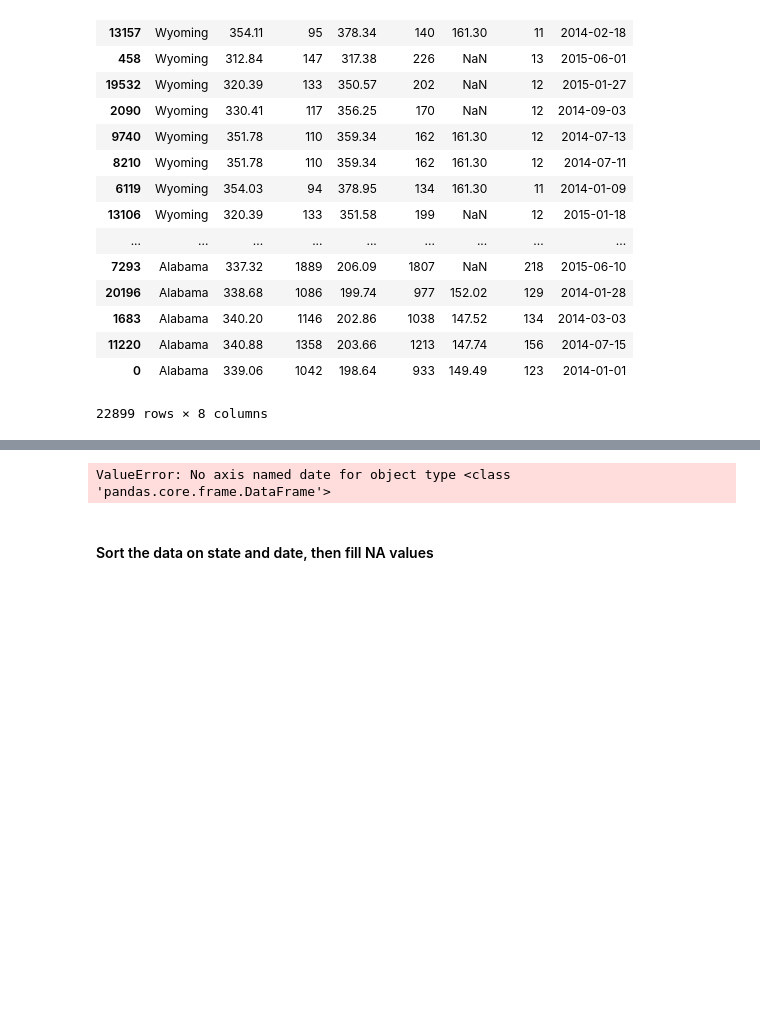
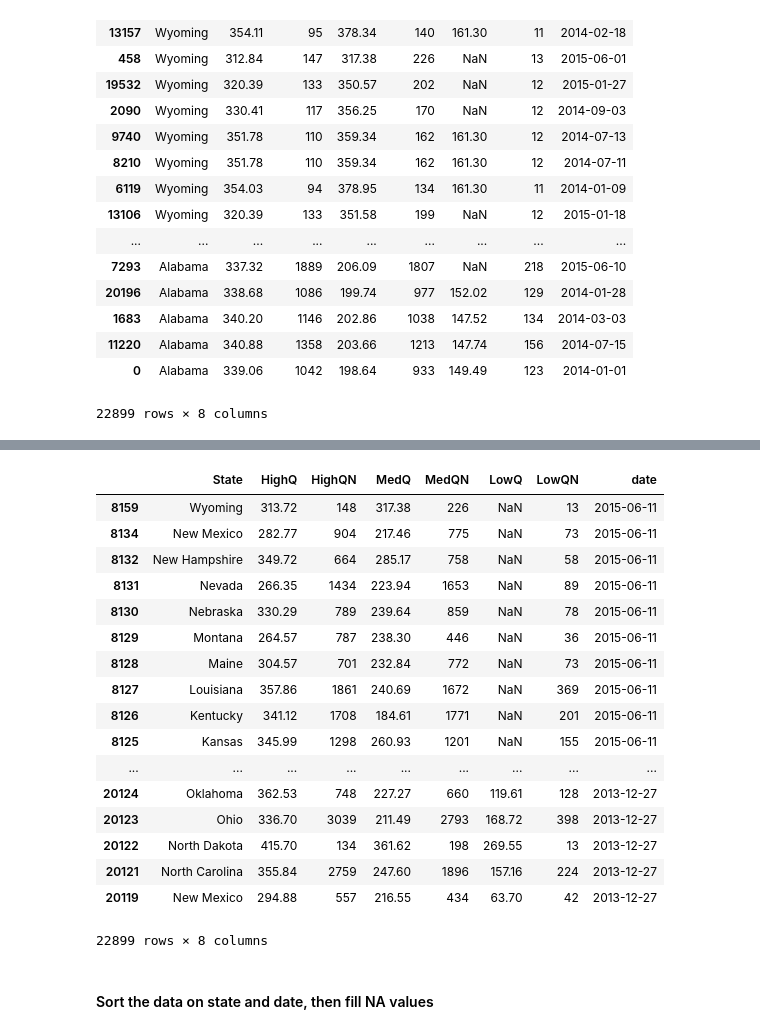
Before and after one commit to pleabargain/intro2stats, a Jupyter notebook: notebooks/4. Basic Metrics.ipynb, the cells around one changed output, grey strips where cells are left out. Saved outputs shown, nothing was run; the diff lists cells and outputs as text; code cells hidden in the pictures; blank space fills up the shorter version.

```diff
--- a/notebooks/4. Basic Metrics.ipynb
+++ b/notebooks/4. Basic Metrics.ipynb
@@ -96,10 +117,31 @@ prices_pd.sort_values('State', ascending=False)
 # %%
 #but this doesn't
 #prices_pd.sort_index('State', 'date')
 
-prices_pd.sort_values('State','date', ascending=False)
+# error says there is no axis named date! ? but in the cell above it works... so
+#it's a problem with how I am string the arguments...
+
+#prices_pd.sort_values('State','date', ascending=False)
+prices_pd.sort_values('date', ascending=False)
 # %% [output]
+|  | State | HighQ | HighQN | MedQ | MedQN | LowQ | LowQN | date |
+| 8159 | Wyoming | 313.72 | 148 | 317.38 | 226 | NaN | 13 | 2015-06-11 |
+| 8134 | New Mexico | 282.77 | 904 | 217.46 | 775 | NaN | 73 | 2015-06-11 |
+| 8132 | New Hampshire | 349.72 | 664 | 285.17 | 758 | NaN | 58 | 2015-06-11 |
+| 8131 | Nevada | 266.35 | 1434 | 223.94 | 1653 | NaN | 89 | 2015-06-11 |
+| 8130 | Nebraska | 330.29 | 789 | 239.64 | 859 | NaN | 78 | 2015-06-11 |
+| 8129 | Montana | 264.57 | 787 | 238.30 | 446 | NaN | 36 | 2015-06-11 |
+| 8128 | Maine | 304.57 | 701 | 232.84 | 772 | NaN | 73 | 2015-06-11 |
+| 8127 | Louisiana | 357.86 | 1861 | 240.69 | 1672 | NaN | 369 | 2015-06-11 |
+| 8126 | Kentucky | 341.12 | 1708 | 184.61 | 1771 | NaN | 201 | 2015-06-11 |
+| 8125 | Kansas | 345.99 | 1298 | 260.93 | 1201 | NaN | 155 | 2015-06-11 |
+| ... | ... | ... | ... | ... | ... | ... | ... | ... |
+| 20124 | Oklahoma | 362.53 | 748 | 227.27 | 660 | 119.61 | 128 | 2013-12-27 |
+| 20123 | Ohio | 336.70 | 3039 | 211.49 | 2793 | 168.72 | 398 | 2013-12-27 |
+| 20122 | North Dakota | 415.70 | 134 | 361.62 | 198 | 269.55 | 13 | 2013-12-27 |
+| 20121 | North Carolina | 355.84 | 2759 | 247.60 | 1896 | 157.16 | 224 | 2013-12-27 |
+| 20119 | New Mexico | 294.88 | 557 | 216.55 | 434 | 63.70 | 42 | 2013-12-27 |
-ValueError: No axis named date for object type <class 'pandas.core.frame.DataFrame'>
+22899 rows × 8 columns
 # %% [markdown]
 #### Sort the data on state and date, then fill NA values
 # %%
```
Also changed, not shown: parts of 1 cell of this notebook.
